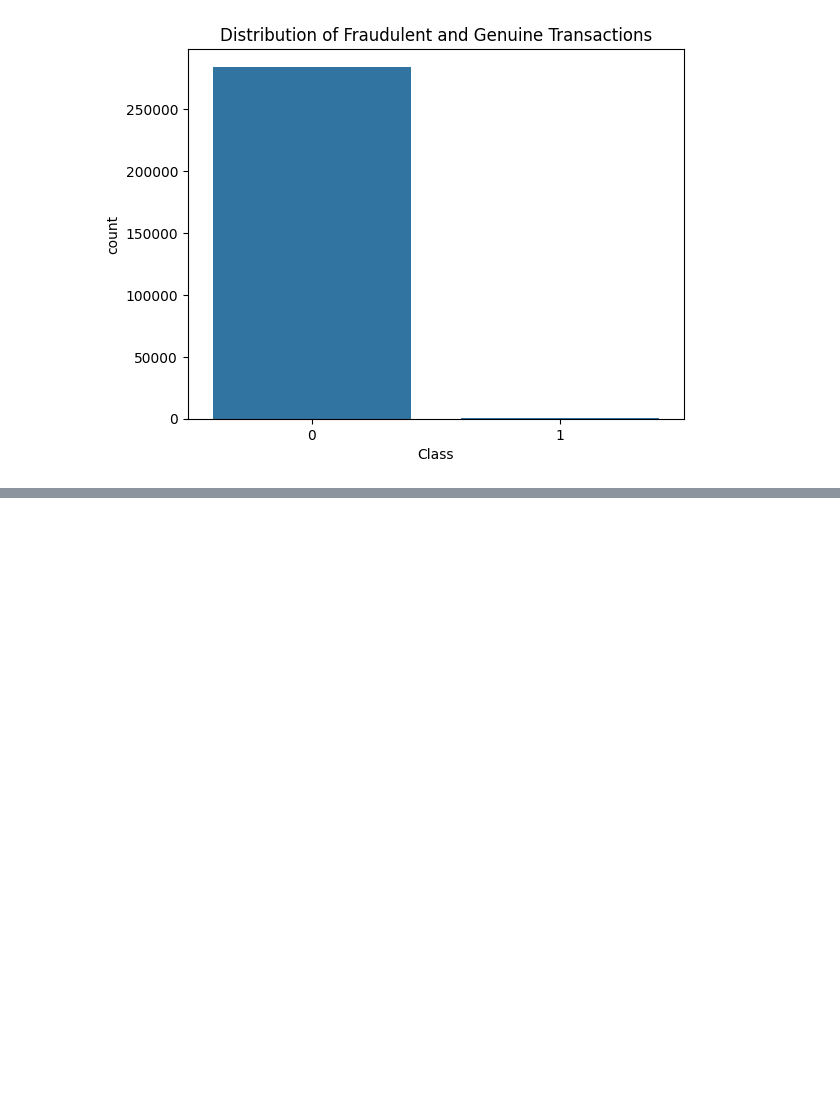
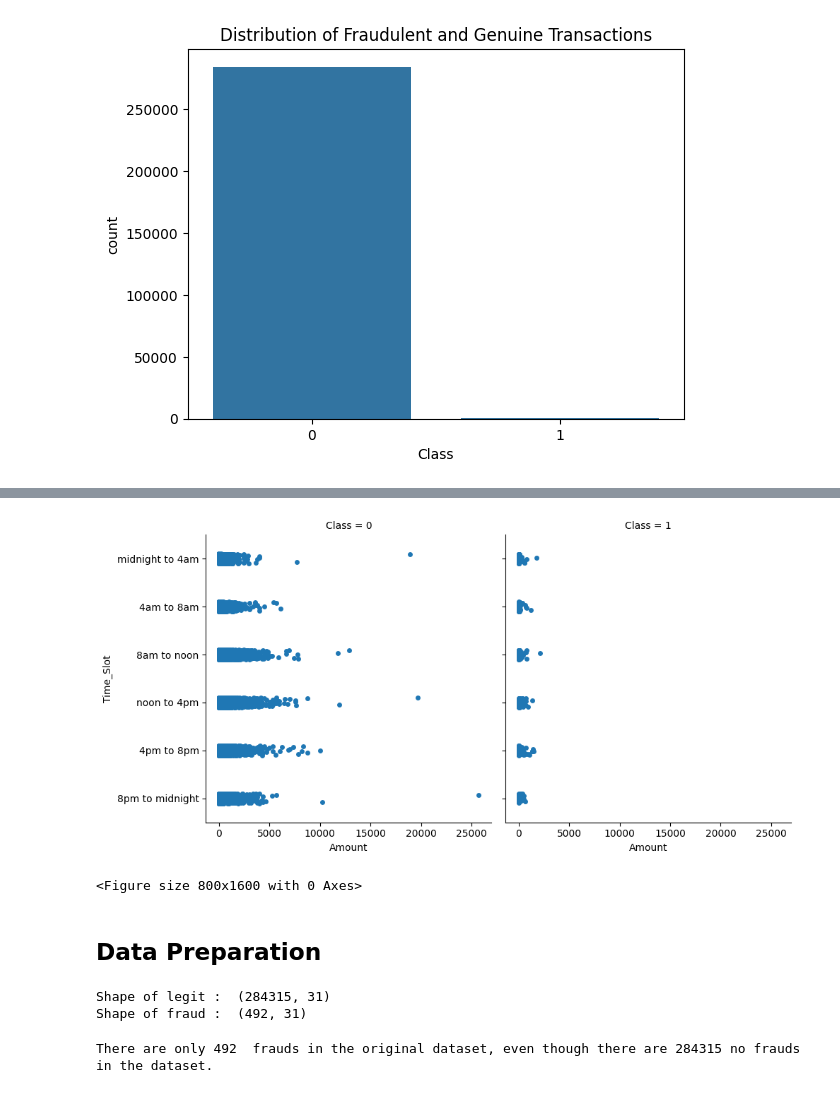
Before and after one commit to pathikpatel54/Credit-Card-Fraud-Detection, a Jupyter notebook: main.ipynb, the cells around one changed output, grey strips where cells are left out. Cells and saved outputs as stored; diff of their text form; code cells hidden in the pictures; blank space fills up the shorter version.

```diff
--- a/main.ipynb
+++ b/main.ipynb
@@ -99,0 +110,11 @@ plt.show()
+# %%
+df2 = pd.DataFrame(df)
+
+# Add new columns to df2
+df2['seconds_from_12_am'] = df2['Time'] % 86400
+bins = [-1, 14400, 28800, 43200, 57600, 72000, 86401]
+labels = ['midnight to 4am', '4am to 8am', '8am to noon', 'noon to 4pm', '4pm to 8pm', '8pm to midnight']
+df2['Time_Slot'] = pd.cut(df2['seconds_from_12_am'], bins, labels=labels)
+
+# Display df2
+df2.head()
@@ -99,0 +148,24 @@ plt.show()
+# %%
+sns.catplot(x='Amount', y='Time_Slot', data=df2, col='Class')
+plt.figure(figsize = (8,16))
+plt.show()
+# %% [output]
+[figure, added]
+<Figure size 800x1600 with 0 Axes>
+# %% [markdown]
+## Data Preparation
+# %%
+legit = df[df['Class'] == 0]
+fraud = df[df['Class'] == 1]
+
+print("Shape of legit : ", legit.shape)
+print("Shape of fraud : ", fraud.shape)
+# %% [output]
+Shape of legit :  (284315, 31)
+Shape of fraud :  (492, 31)
+# %%
+number_fraud = len(df[df.Class == 1])
+number_no_fraud = len(df[df.Class == 0])
+print('There are only {}  frauds in the original dataset, even though there are {} no frauds in the dataset.'.format(str(number_fraud),str(number_no_fraud)))
+# %% [output]
+There are only 492  frauds in the original dataset, even though there are 284315 no frauds in the dataset.
```
Also changed, not shown: parts of 25 cells of this notebook, 1 other file.
